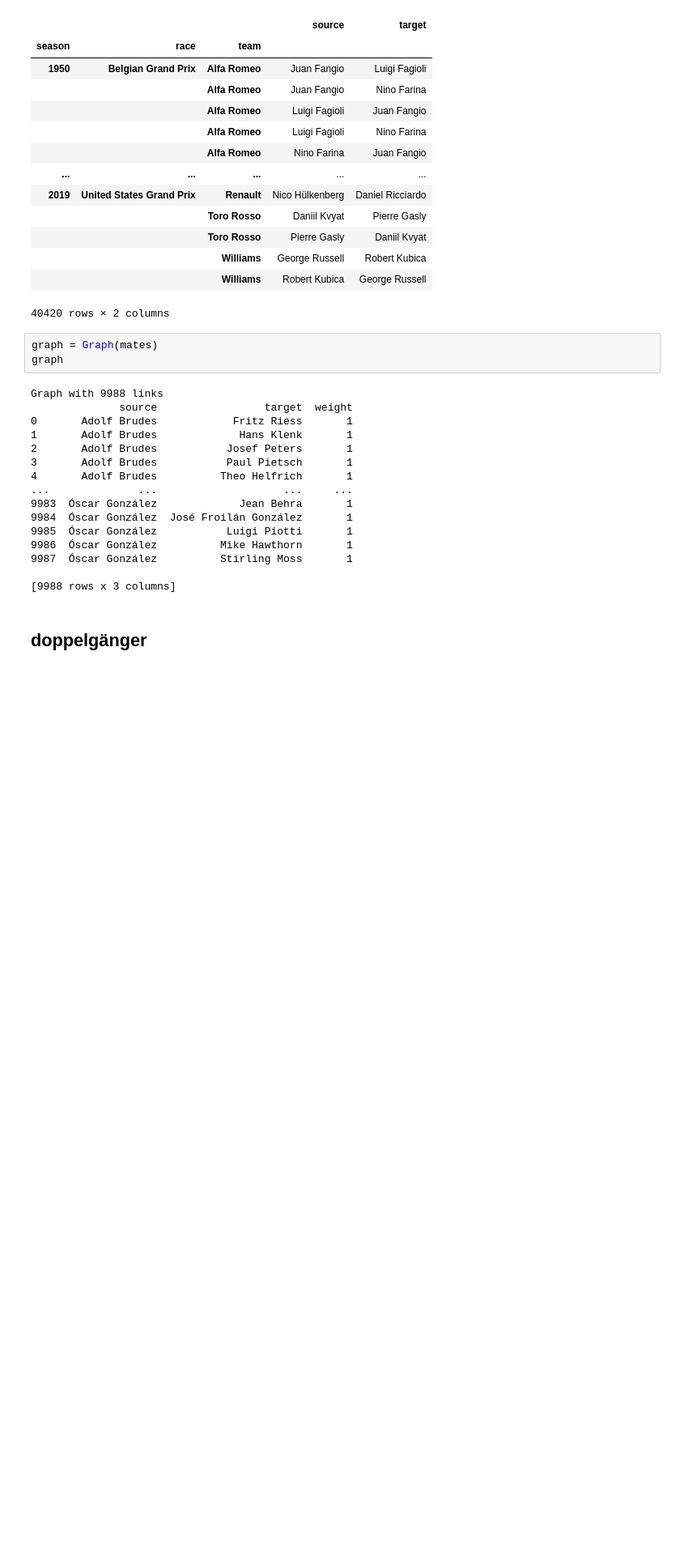
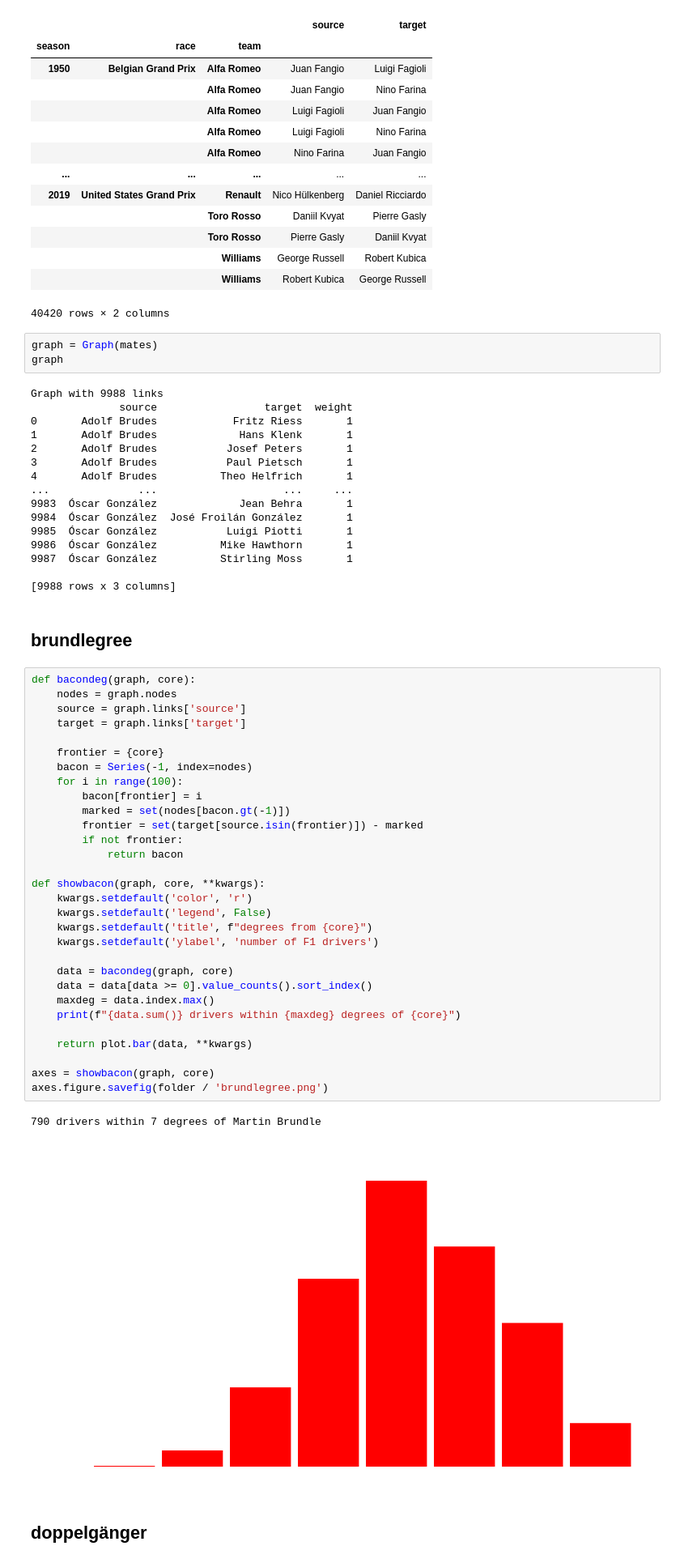
Before and after one commit to samkennerly/kingofsnake, a Jupyter notebook: books/viz/graph.ipynb, the cells around one changed output. Shown: that part at 81% size. Cells and saved outputs as stored; diff of their text form; blank space fills up the shorter version.

```diff
--- a/books/viz/graph.ipynb
+++ b/books/viz/graph.ipynb
@@ -66,5 +67,40 @@ Graph with 9988 links
 9987  Óscar González          Stirling Moss       1
 
 [9988 rows x 3 columns]
+# %% [markdown]
+## brundlegree
+# %%
+def bacondeg(graph, core):
+    nodes = graph.nodes
+    source = graph.links['source']
+    target = graph.links['target']
+
+    frontier = {core}
+    bacon = Series(-1, index=nodes)
+    for i in range(100):
+        bacon[frontier] = i
+        marked = set(nodes[bacon.gt(-1)])
+        frontier = set(target[source.isin(frontier)]) - marked
+        if not frontier:
+            return bacon
+
+def showbacon(graph, core, **kwargs):
+    kwargs.setdefault('color', 'r')
+    kwargs.setdefault('legend', False)
+    kwargs.setdefault('title', f"degrees from {core}")
+    kwargs.setdefault('ylabel', 'number of F1 drivers')
+
+    data = bacondeg(graph, core)
+    data = data[data >= 0].value_counts().sort_index()
+    maxdeg = data.index.max()
+    print(f"{data.sum()} drivers within {maxdeg} degrees of {core}")
+
+    return plot.bar(data, **kwargs)
+
+axes = showbacon(graph, core)
+axes.figure.savefig(folder / 'brundlegree.png')
+# %% [output]
+790 drivers within 7 degrees of Martin Brundle
+[figure, added]
 # %% [markdown]
 ## doppelgänger
```
Also changed, not shown: parts of 15 cells of this notebook, 1 other file.
